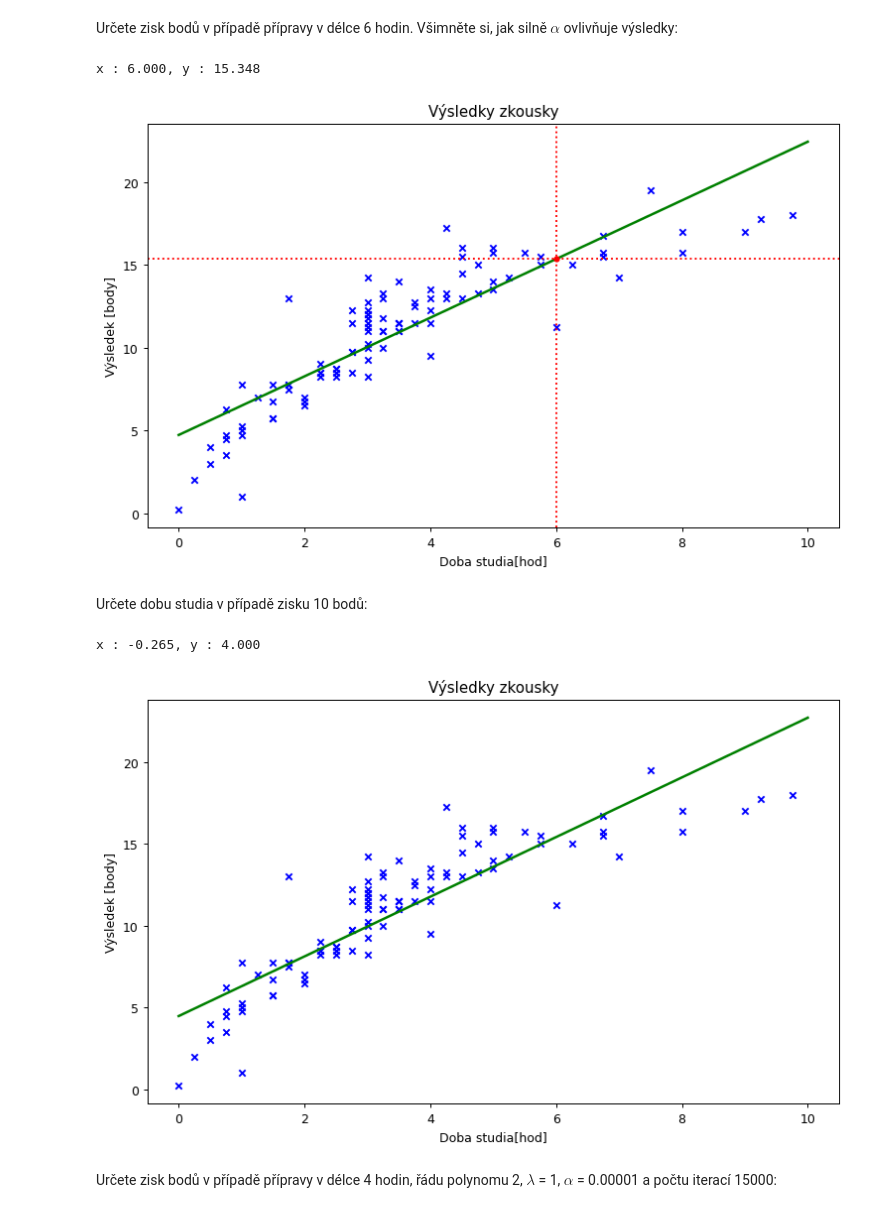
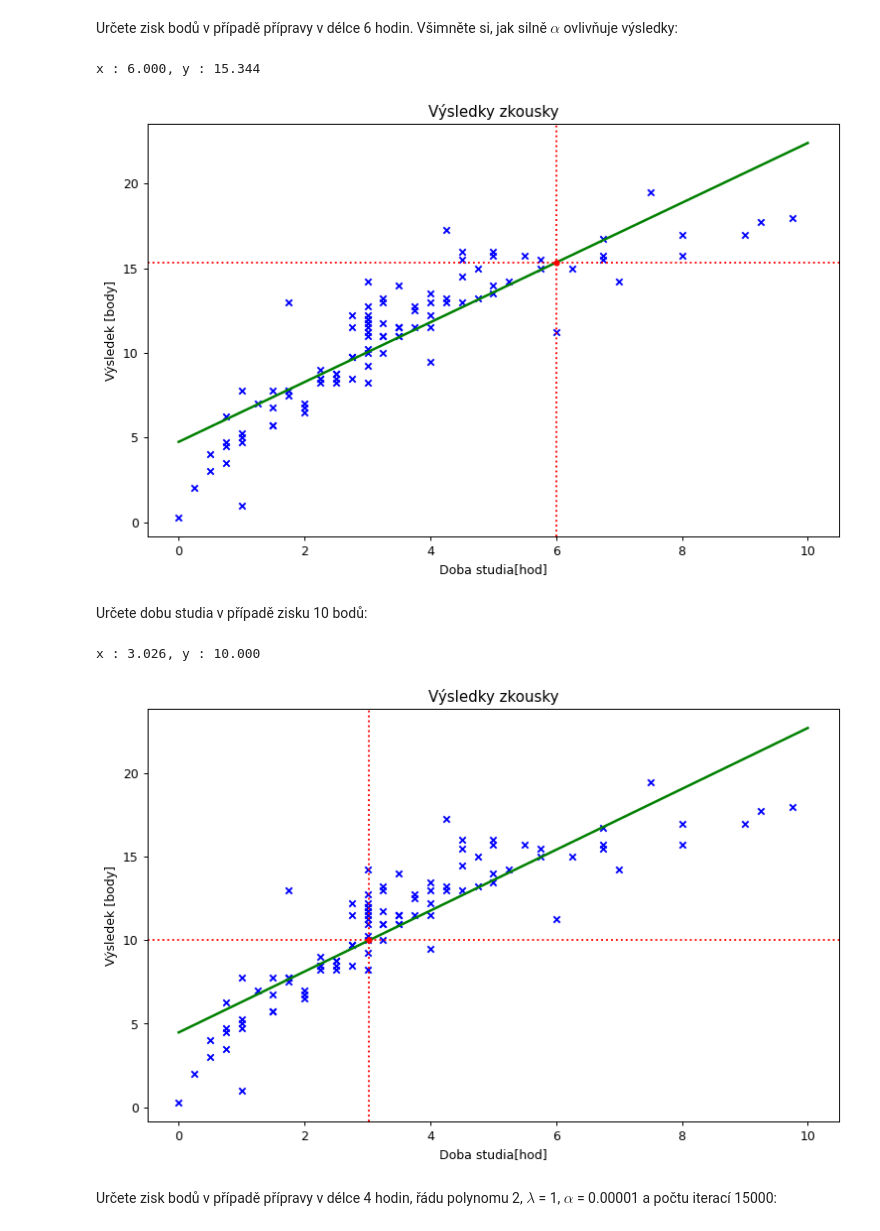
Before and after one commit to danielnydrle/USU, a Jupyter notebook: USU_03_LR_SGD_CZ.ipynb, the cells around one changed output. Saved outputs shown, nothing was run; the diff lists cells and outputs as text; code cells hidden in the pictures.

```diff
--- a/USU_03_LR_SGD_CZ.ipynb
+++ b/USU_03_LR_SGD_CZ.ipynb
@@ -86,7 +86,13 @@ def computeThetaSGD(x, y, alpha=0.1, nIter=100, order=1, lmbd=0):
     #################################################################
     # ZDE DOPLNIT
 
-    #...
+    x = np.ravel(x)
+    X = np.vander(x, order+1, increasing=True)
+
+    theta = np.random.rand(order+1, 1)
+    for _ in range(nIter):
+        grad = -alpha * X.T @ (X @ theta - y)
+        theta = theta * (1 - alpha * lmbd) + grad
 
     #################################################################
     return theta
@@ -115,8 +121,8 @@ theta = computeThetaSGD(x, y, alpha, iterations)
 #################################################################
 # ZDE DOPLNIT
 
-valueX =
-valueY =
+valueX = 6
+valueY = theta[0] + theta[1] * valueX
 
 # Nejvhodnejsi rad polynomu a proc: ...
 
@@ -124,29 +130,29 @@ valueY =
 
 usu.draw(x, y, "Výsledky zkousky", "Doba studia[hod]", "Výsledek [body]", theta, valueX, valueY)
 # %% [output]
-x : 6.000, y : 15.348
+x : 6.000, y : 15.344
-[figure, old version]
+[figure, new version]
 # %% [markdown]
 Určete dobu studia v případě zisku 10 bodů:
 # %%
 alpha = 0.001
 iterations = 100
 
 theta = computeThetaSGD(x, y, alpha, iterations)
 #print(theta)
 
 #################################################################
 # ZDE DOPLNIT
 
-valueY =
-valueX =
+valueY = 10
+valueX = (valueY - theta[0]) / theta[1]
 
 #################################################################
 
 usu.draw(x, y, "Výsledky zkousky", "Doba studia[hod]", "Výsledek [body]", theta, valueX, valueY)
 # %% [output]
-x : -0.265, y : 4.000
+x : 3.026, y : 10.000
-[figure, old version]
+[figure, new version]
 # %% [markdown]
 Určete zisk bodů v případě přípravy v délce 4 hodin, řádu polynomu 2, $\lambda$ = 1, $\alpha$ =
 0.00001 a počtu iterací 15000:
```
Also changed, not shown: parts of 1 cell of this notebook.
